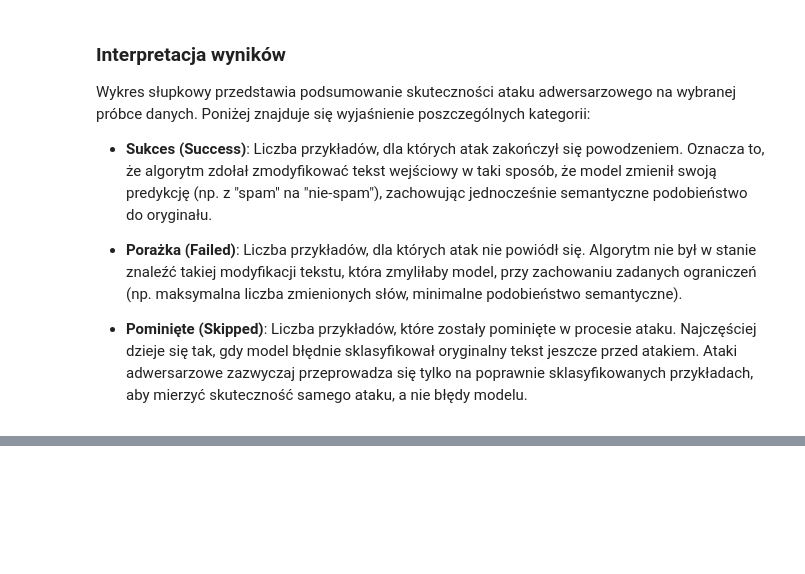
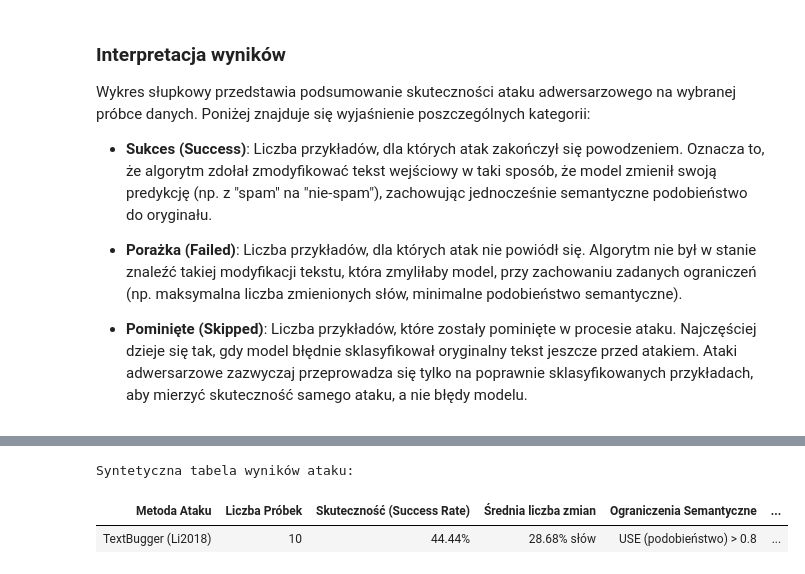
Before and after one commit to DamianTodorowski/Engineering-Thesis, a Jupyter notebook: Adversarial_Attacks/Adversarial_Attack_Spam_Filter.ipynb, the cells around one changed output, grey strips where cells are left out. Drawn from its saved outputs; the diff is of its cells as text; code cells hidden in the pictures; blank space fills up the shorter version.

```diff
--- a/Adversarial_Attacks/Adversarial_Attack_Spam_Filter.ipynb
+++ b/Adversarial_Attacks/Adversarial_Attack_Spam_Filter.ipynb
@@ -291,0 +302,35 @@ print(analysis)
+# %%
+import pandas as pd
+from IPython.display import display, HTML
+
+# Dane zebrane z wyników uruchomienia ataku (Cell 14 output)
+summary_data = {
+    "Metoda Ataku": ["TextBugger (Li2018)"],
+    "Liczba Próbek": [10],
+    "Skuteczność (Success Rate)": ["44.44%"],
+    "Średnia liczba zmian": ["28.68% słów"],
+    "Ograniczenia Semantyczne": ["USE (podobieństwo) > 0.8"],
+    "Przykłady modyfikacji (Oryginał -> Atak)": [
+        "2005 -> 200Ƽ (Homoglif), txt -> tx𝚝 (Homoglif), colour -> color (Synonim)"
+    ]
+}
+
+# Tworzenie DataFrame
+df_summary = pd.DataFrame(summary_data)
+
+# Transpozycja dla lepszej czytelności przy jednej metodzie lub pozostawienie wiersza
+# Tutaj użyjemy standardowego widoku, ustawiając style dla lepszego odbioru
+styled_table = df_summary.style.set_properties(**{
+    'text-align': 'left',
+    'white-space': 'pre-wrap',
+    'border': '1px solid black'
+}).set_table_styles([
+    dict(selector='th', props=[('text-align', 'left'), ('background-color', '#f2f2f2')])
+]).hide(axis='index') # Ukrycie indeksu
+
+print("Syntetyczna tabela wyników ataku:")
+display(styled_table)
+# %% [output]
+Syntetyczna tabela wyników ataku:
+| Metoda Ataku | Liczba Próbek | Skuteczność (Success Rate) | Średnia liczba zmian | Ograniczenia Semantyczne | ... |
+| TextBugger (Li2018) | 10 | 44.44% | 28.68% słów | USE (podobieństwo) > 0.8 | ... |
```
Also changed, not shown: parts of 7 cells of this notebook, 1 other file.
